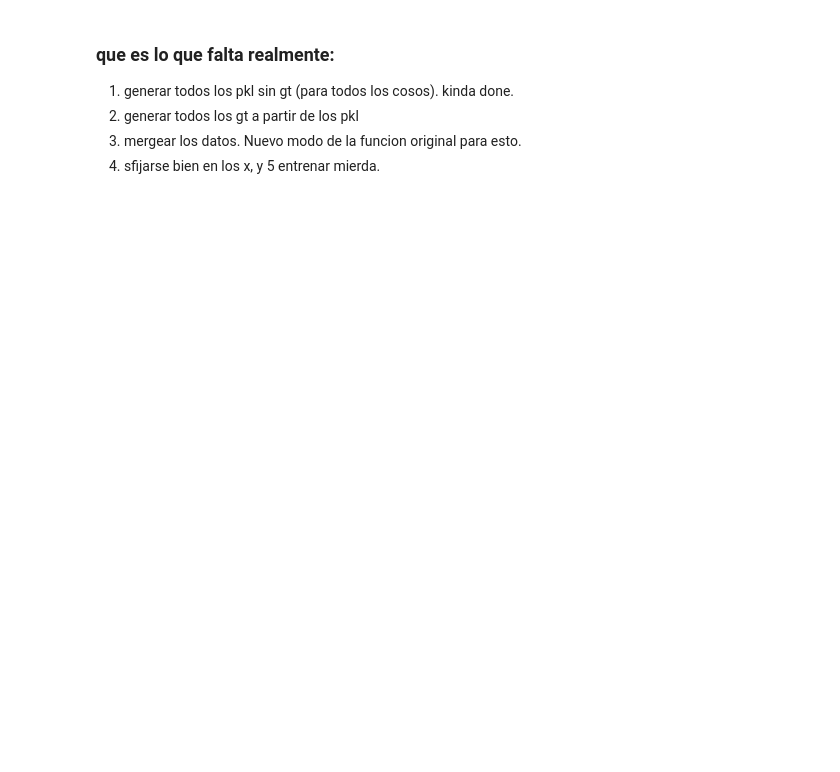
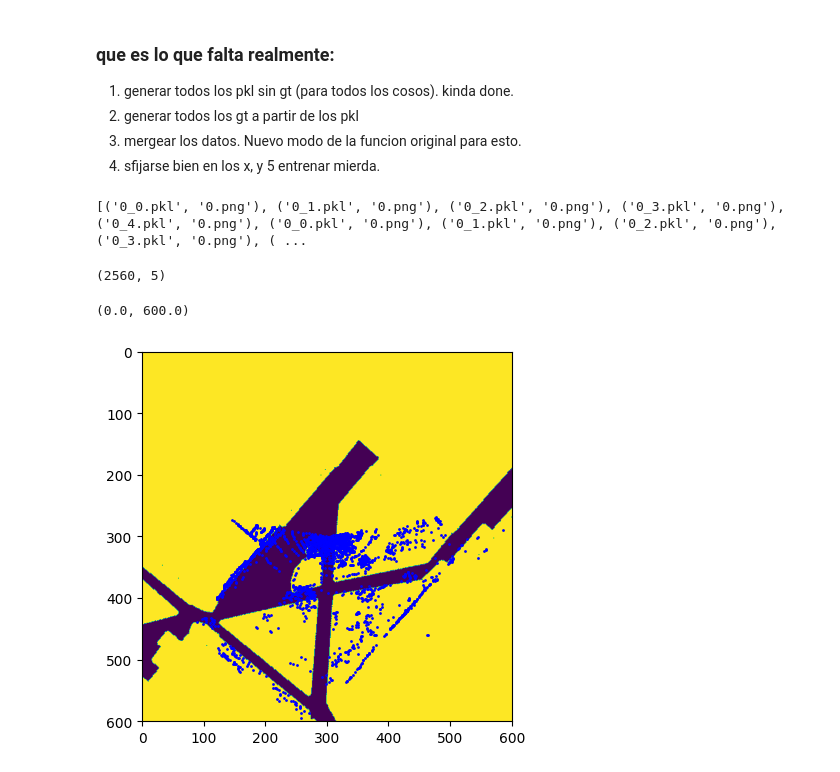
Before and after one commit to gonzal0lguin/fcfm_navigation_dataset, a Jupyter notebook: panther_data.ipynb, the cells around one changed output. Drawn from its saved outputs; the diff is of its cells as text; code cells hidden in the pictures; blank space fills up the shorter version.

```diff
--- a/panther_data.ipynb
+++ b/panther_data.ipynb
@@ -637,8 +843,31 @@ plt.imshow(bev_image)
 # %%
 import pickle
 
-file_path = '/home/tesistas/Desktop/GONZALO/gnd_dataset/local_map_files_120/data.pkl'
+file_path = '/home/tesistas/Desktop/GONZALO/datasets/gnd_dataset/local_map_files_120/fcfm_v2.2.pkl'
 with open(file_path, 'rb') as f:
         data = pickle.load(f)
 
-print(data)
+print(data['ids'])
+print(data['root'])
+# %% [output]
+[('0_0.pkl', '0.png'), ('0_1.pkl', '0.png'), ('0_2.pkl', '0.png'), ('0_3.pkl', '0.png'), ('0_4.pkl', '0.png'), ('0_0.pkl', '0.png'), ('0_1.pkl', '0.png'), ('0_2.pkl', '0.png'), ('0_3.pkl', '0.png'), ( ...
+# %%
+import pickle
+with open('/home/tesistas/Desktop/GONZALO/datasets/gnd_dataset/local_map_files_120/pcls/975_0.pkl', 'rb') as f:
+    data = pickle.load(f)
+
+
+# plt.imshow(data['camera'][0])
+plt.imshow(data['local_map'])
+
+pcl = data['lidar_dn'][0]
+print(pcl.shape)
+
+
+plt.scatter(pcl[:, 0]/0.1+300, pcl[:, 1]/0.1+300, s=1, c='b', label='Scan Points')
+plt.ylim(600, 0)
+plt.xlim(0, 600)
+# %% [output]
+(2560, 5)
+(0.0, 600.0)
+[figure, added]
```
Also changed, not shown: parts of 35 cells of this notebook, 4 other files.
